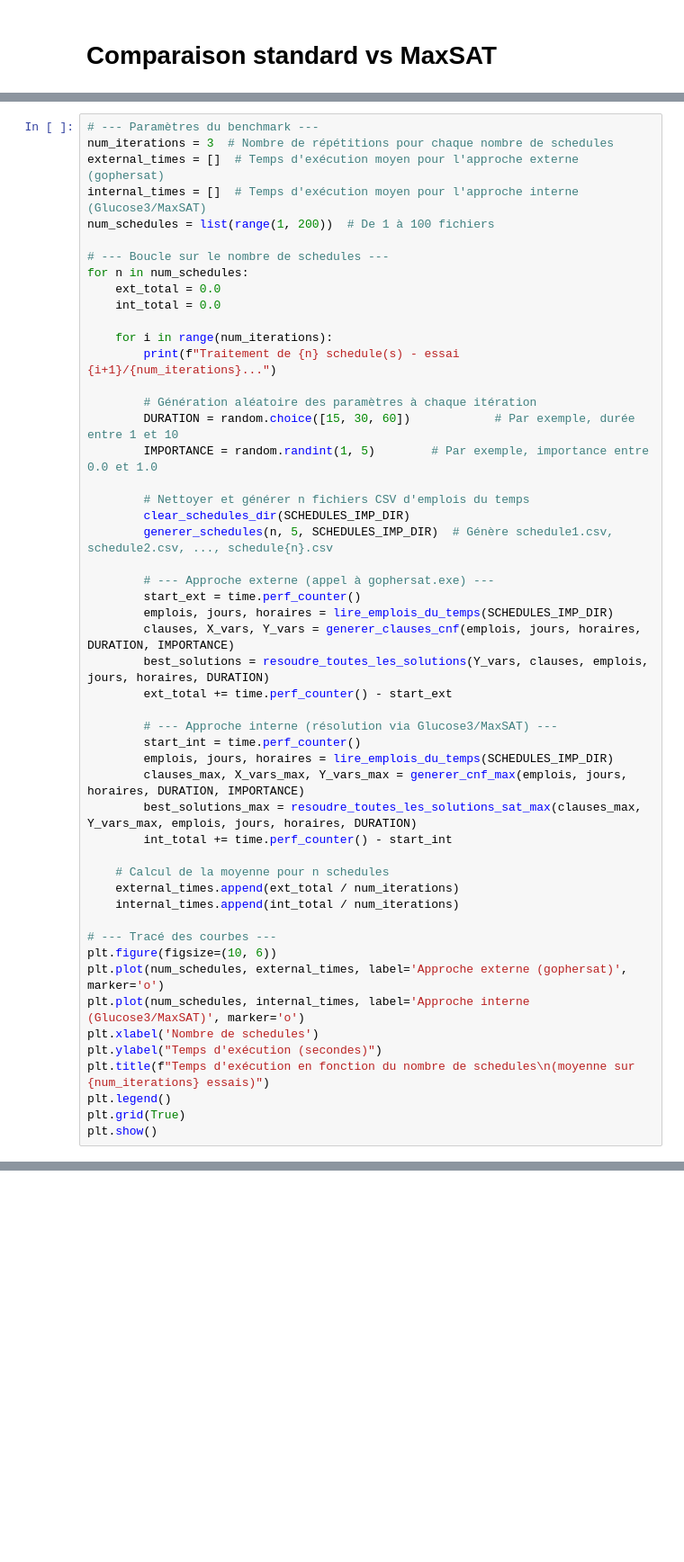
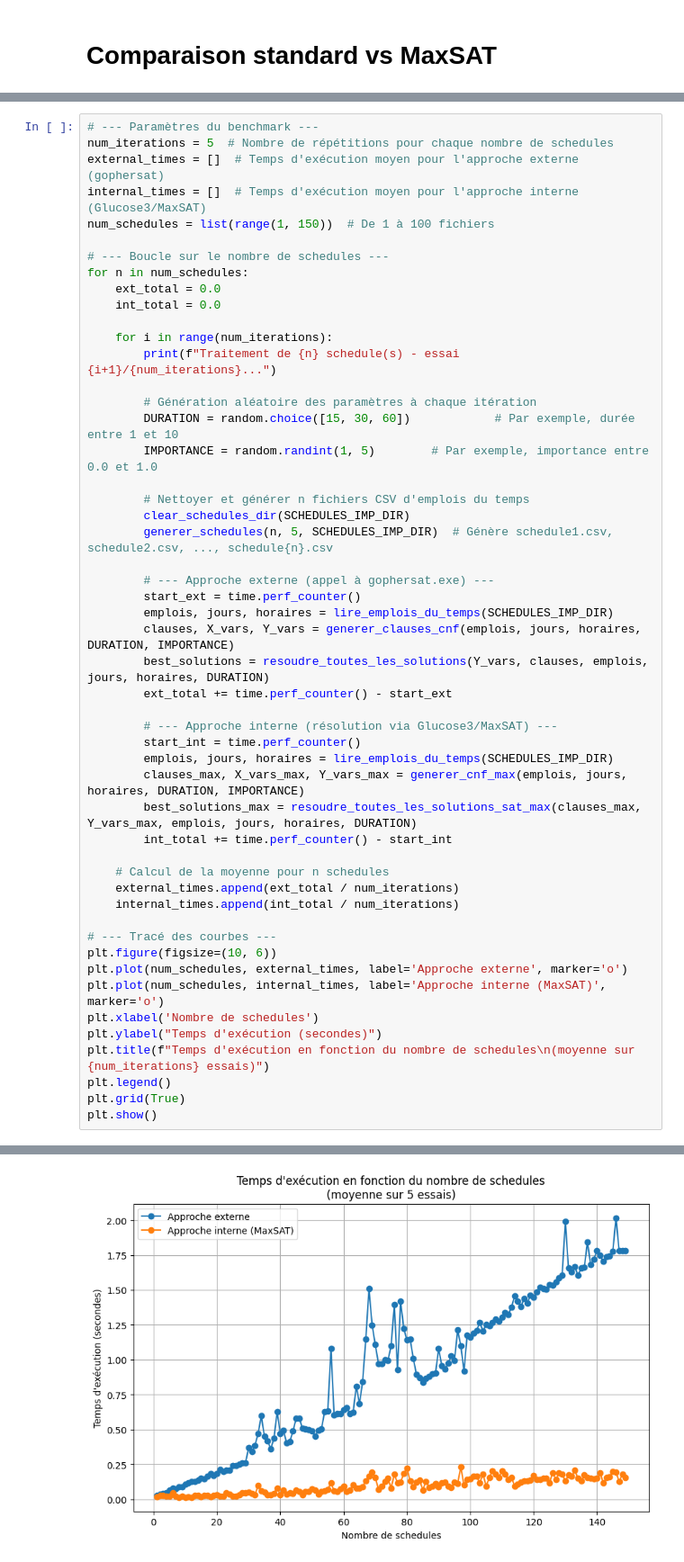
Before and after one commit to arijbrh/projet_CR, a Jupyter notebook: projet_with_imp.ipynb, the cells around one changed output, grey strips where cells are left out. Shown at 90% size. Drawn from its saved outputs; the diff is of its cells as text; blank space fills up the shorter version.

```diff
--- a/projet_with_imp.ipynb
+++ b/projet_with_imp.ipynb
@@ -993,9 +1048,9 @@ Légende :
 # %%
 # --- Paramètres du benchmark ---
-num_iterations = 3  # Nombre de répétitions pour chaque nombre de schedules
+num_iterations = 5  # Nombre de répétitions pour chaque nombre de schedules
 external_times = []  # Temps d'exécution moyen pour l'approche externe (gophersat)
 internal_times = []  # Temps d'exécution moyen pour l'approche interne (Glucose3/MaxSAT)
-num_schedules = list(range(1, 200))  # De 1 à 100 fichiers
+num_schedules = list(range(1, 150))  # De 1 à 100 fichiers
 
 # --- Boucle sur le nombre de schedules ---
 for n in num_schedules:
@@ -1033,11 +1088,12 @@ for n in num_schedules:
 
 # --- Tracé des courbes ---
 plt.figure(figsize=(10, 6))
-plt.plot(num_schedules, external_times, label='Approche externe (gophersat)', marker='o')
-plt.plot(num_schedules, internal_times, label='Approche interne (Glucose3/MaxSAT)', marker='o')
+plt.plot(num_schedules, external_times, label='Approche externe', marker='o')
+plt.plot(num_schedules, internal_times, label='Approche interne (MaxSAT)', marker='o')
 plt.xlabel('Nombre de schedules')
 plt.ylabel("Temps d'exécution (secondes)")
 plt.title(f"Temps d'exécution en fonction du nombre de schedules\n(moyenne sur {num_iterations} essais)")
 plt.legend()
 plt.grid(True)
 plt.show()
+# %% [output]
@@ -1043,0 +1117 @@ plt.show()
+[figure, added]
```
Also changed, not shown: parts of 20 cells of this notebook, 12 other files.
